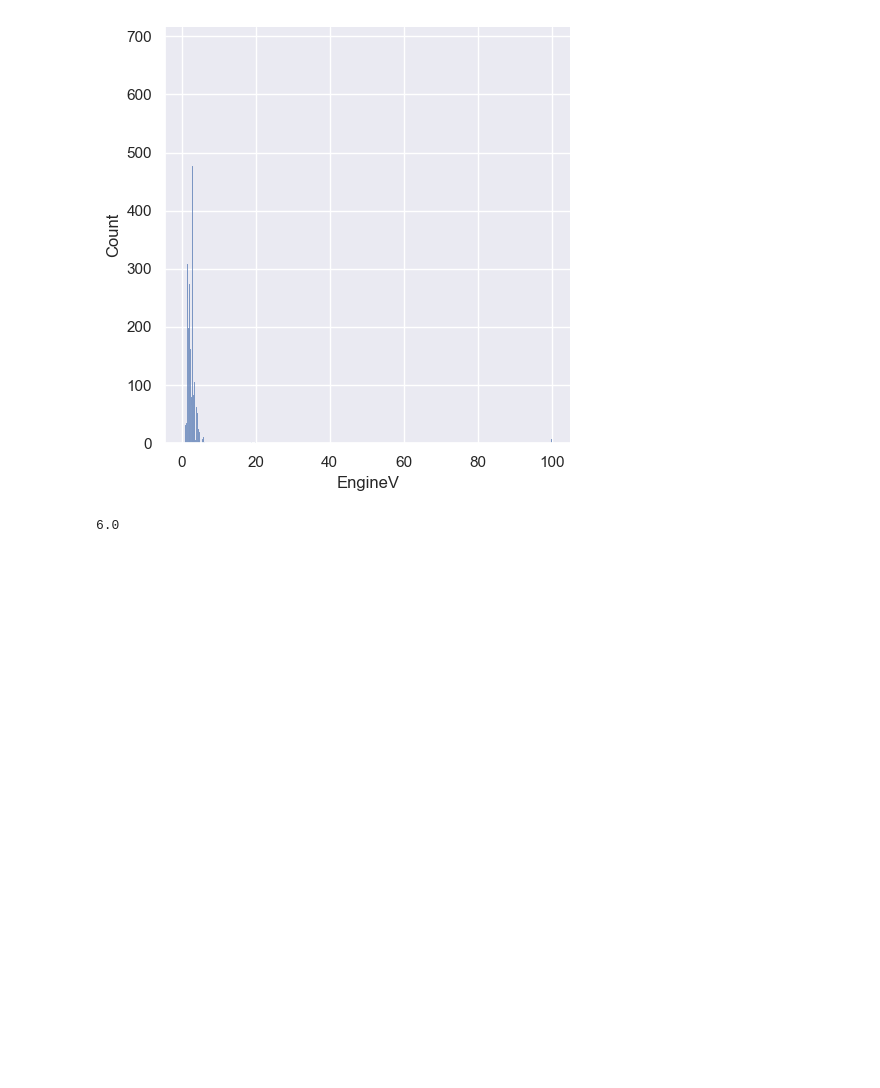
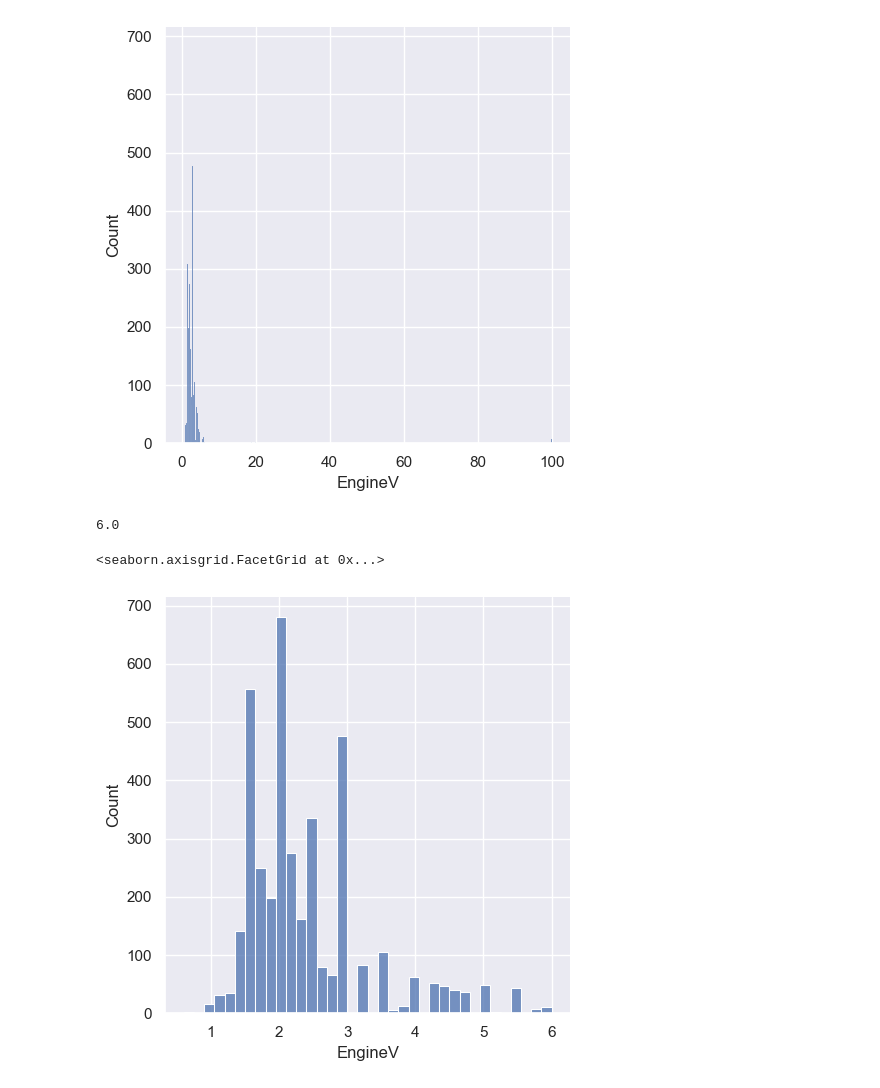
Before and after one commit to slynj/linear-regression-vehicle, a Jupyter notebook: notebooks/data_preprocessing.ipynb, the cells around one changed output. Cells and saved outputs as stored; diff of their text form; code cells hidden in the pictures; blank space fills up the shorter version.

```diff
--- a/notebooks/data_preprocessing.ipynb
+++ b/notebooks/data_preprocessing.ipynb
@@ -128,5 +128,10 @@ Name: EngineV, dtype: float64
 # %%
 top99 = data_rm_outlier_mileage['EngineV'].quantile(0.99)
 display(top99)
+
+data_rm_outlier_engineV = data_rm_outlier_mileage[data_rm_outlier_mileage['EngineV'] <= top99]
+sns.displot(data_rm_outlier_engineV['EngineV'])
 # %% [output]
 6.0
+<seaborn.axisgrid.FacetGrid at 0x...>
+[figure, added]
```
Also changed, not shown: parts of 8 cells of this notebook.
